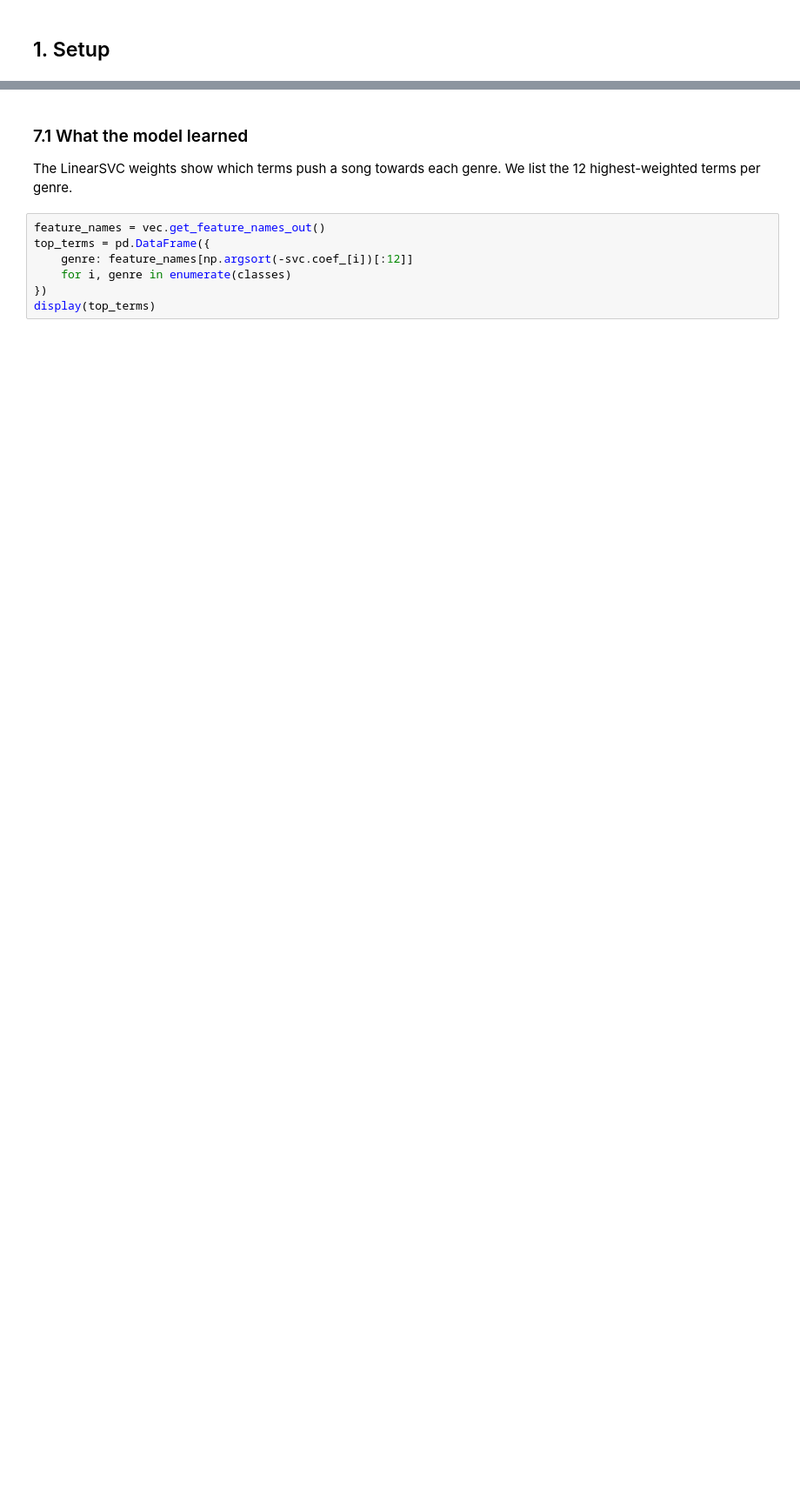
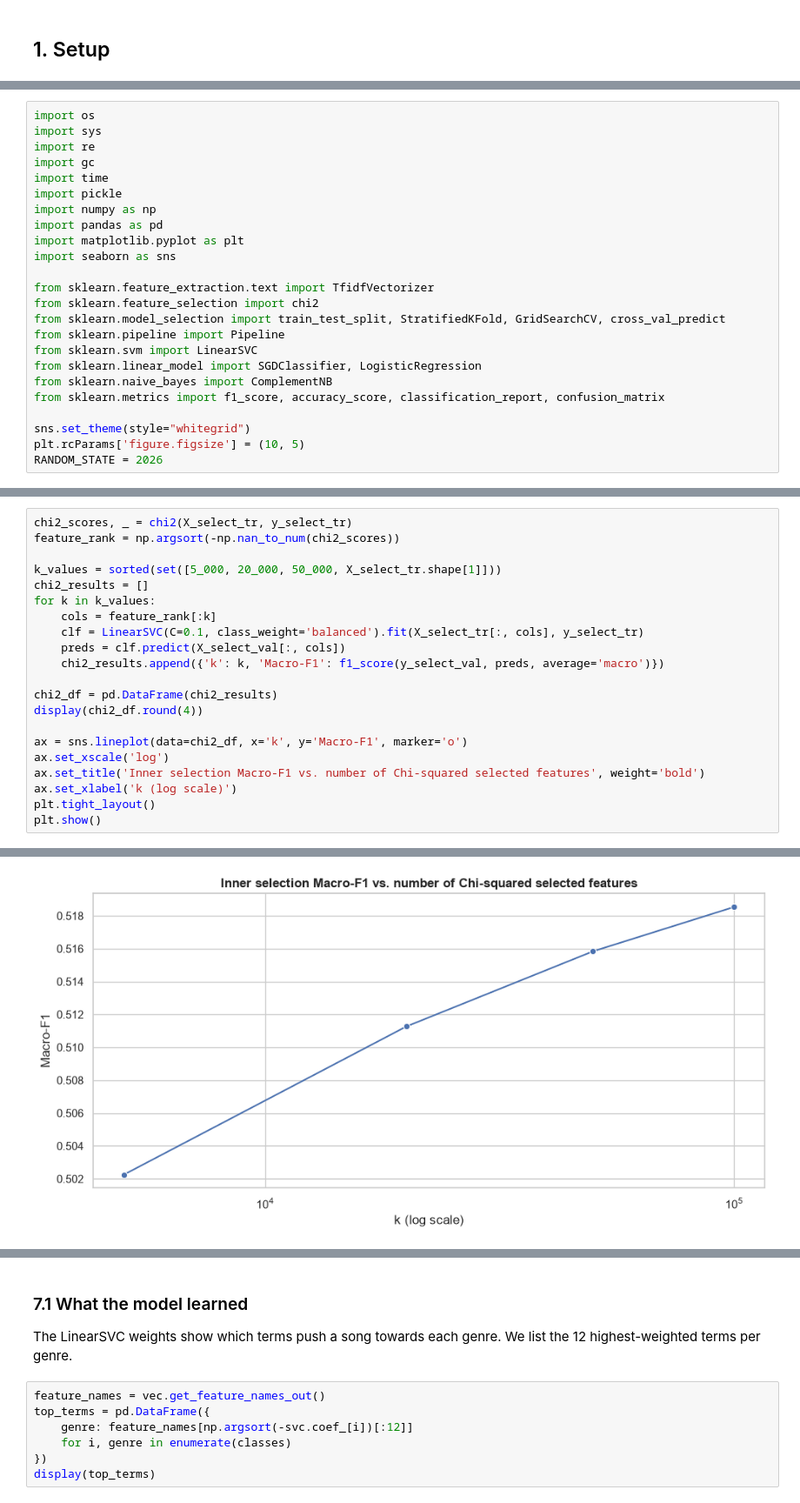
Before and after one commit to RodrigoSouta/Text-Mining, a Jupyter notebook: notebooks/Genre_Classification.ipynb, the cells around one changed output, grey strips where cells are left out. Shown at 87% size. Drawn from its saved outputs; the diff is of its cells as text; blank space fills up the shorter version.

```diff
--- a/notebooks/Genre_Classification.ipynb
+++ b/notebooks/Genre_Classification.ipynb
@@ -278,0 +17,24 @@ Results of the final configuration (TF-IDF 1–2 grams + LinearSVC + offsets) on
+# %%
+import os
+import sys
+import re
+import gc
+import time
+import pickle
+import numpy as np
+import pandas as pd
+import matplotlib.pyplot as plt
+import seaborn as sns
+
+from sklearn.feature_extraction.text import TfidfVectorizer
+from sklearn.feature_selection import chi2
+from sklearn.model_selection import train_test_split, StratifiedKFold, GridSearchCV, cross_val_predict
+from sklearn.pipeline import Pipeline
+from sklearn.svm import LinearSVC
+from sklearn.linear_model import SGDClassifier, LogisticRegression
+from sklearn.naive_bayes import ComplementNB
+from sklearn.metrics import f1_score, accuracy_score, classification_report, confusion_matrix
+
+sns.set_theme(style="whitegrid")
+plt.rcParams['figure.figsize'] = (10, 5)
+RANDOM_STATE = 2026
@@ -278,0 +129,22 @@ Results of the final configuration (TF-IDF 1–2 grams + LinearSVC + offsets) on
+# %%
+chi2_scores, _ = chi2(X_select_tr, y_select_tr)
+feature_rank = np.argsort(-np.nan_to_num(chi2_scores))
+
+k_values = sorted(set([5_000, 20_000, 50_000, X_select_tr.shape[1]]))
+chi2_results = []
+for k in k_values:
+    cols = feature_rank[:k]
+    clf = LinearSVC(C=0.1, class_weight='balanced').fit(X_select_tr[:, cols], y_select_tr)
+    preds = clf.predict(X_select_val[:, cols])
+    chi2_results.append({'k': k, 'Macro-F1': f1_score(y_select_val, preds, average='macro')})
+
+chi2_df = pd.DataFrame(chi2_results)
+display(chi2_df.round(4))
+
+ax = sns.lineplot(data=chi2_df, x='k', y='Macro-F1', marker='o')
+ax.set_xscale('log')
+ax.set_title('Inner selection Macro-F1 vs. number of Chi-squared selected features', weight='bold')
+ax.set_xlabel('k (log scale)')
+plt.tight_layout()
+plt.show()
+# %% [output]
@@ -278,0 +156 @@ Results of the final configuration (TF-IDF 1–2 grams + LinearSVC + offsets) on
+[figure, added]
```
Also changed, not shown: parts of 53 cells of this notebook, 3 other files.
